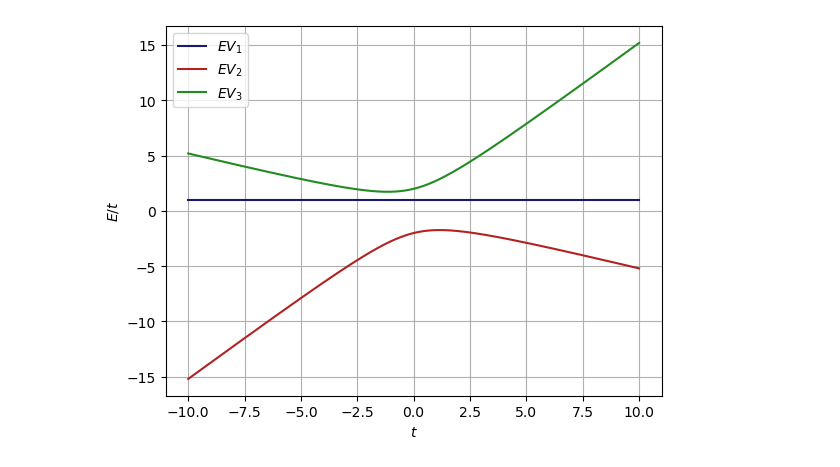
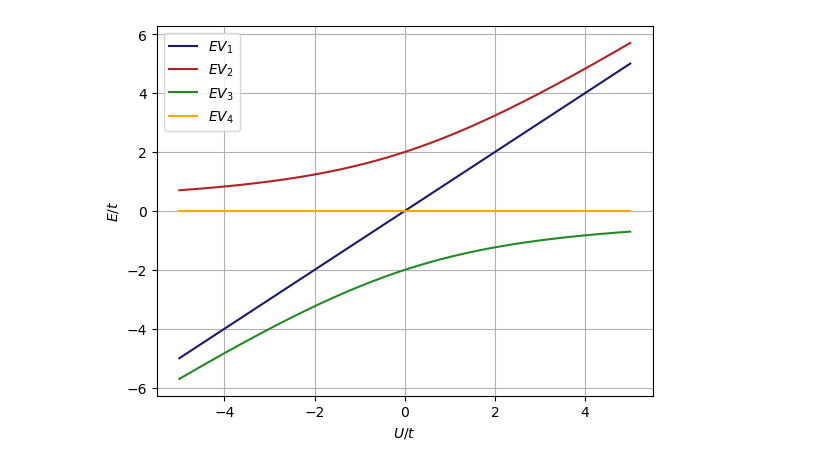
Before and after one commit to JonasOllesch/UniStuff, a Jupyter notebook: FKT/Blatt12/ex2.ipynb, the cells around one changed output. Drawn from its saved outputs; the diff is of its cells as text; code cells hidden in the pictures.

```diff
--- a/FKT/Blatt12/ex2.ipynb
+++ b/FKT/Blatt12/ex2.ipynb
@@ -4,26 +4,35 @@ import matplotlib.pyplot as plt
 # %%
 def EV1(udt):
     udt = np.copy(udt)
-    udt[:] = 1
     return udt
+
 def EV2(udt):
-    return udt/2 - np.sqrt(udt**2 + 4)
+    return udt/2 + np.sqrt(1/4*udt**2 + 4)
 def EV3(udt):
-    return udt/2 + np.sqrt(udt**2 + 4)
+    return udt/2 - np.sqrt(1/4*udt**2 + 4)
 
-udt = np.linspace(-10, 10, 1000)
+def EV4(udt):
+    udt = np.copy(udt[:])
+    udt[:] = 0
+    return udt
+
+udt = np.linspace(-5, 5, 1000)
 EV1_y = EV1(udt)
 EV2_y = EV2(udt)
 EV3_y = EV3(udt)
+EV4_y = EV4(udt)
+
 
 plt.plot(udt, EV1_y, c = 'midnightblue', label = r'$EV_1$')
 plt.plot(udt, EV2_y, c = 'firebrick', label = r'$EV_2$')
 plt.plot(udt, EV3_y, c = 'forestgreen', label = r'$EV_3$')
-plt.xlabel(r'$t$')
+plt.plot(udt, EV4_y, c = 'orange', label = r'$EV_4$')
+
+plt.xlabel(r'$U / t$')
 plt.ylabel(r'$E / t$')
 plt.grid()
 plt.legend()
 plt.savefig('plot.pdf')
 None
 # %% [output]
-[figure, old version]
+[figure, new version]
```
Also changed, not shown: 1 other file.
